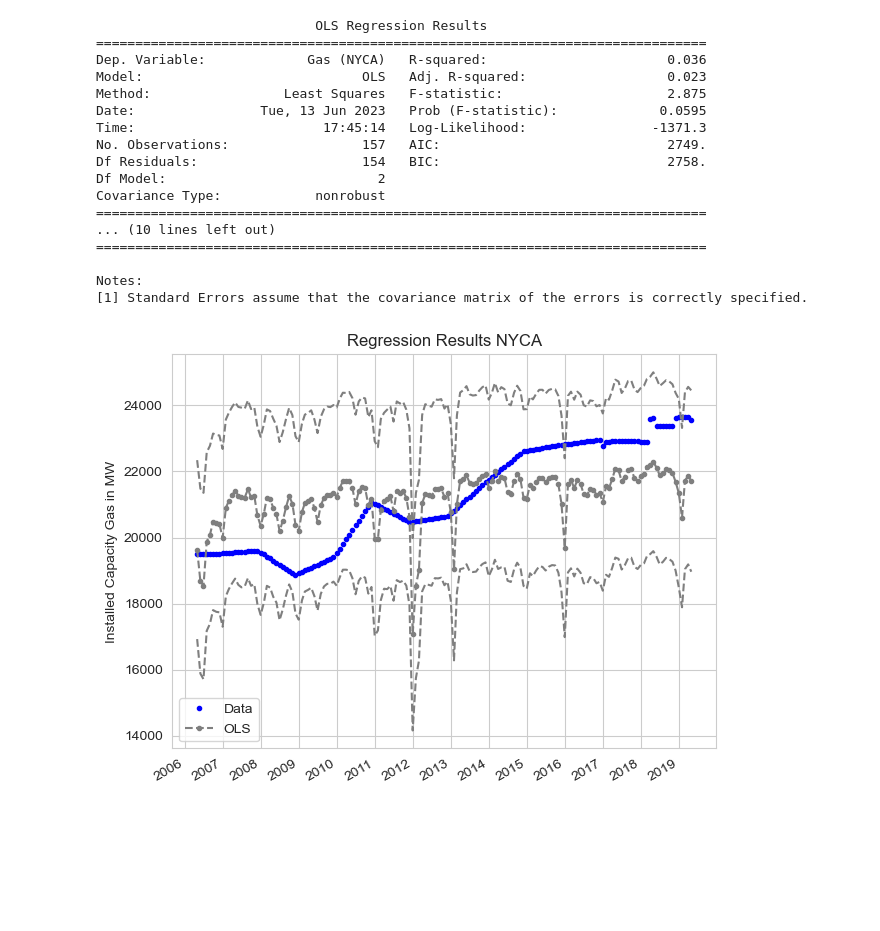
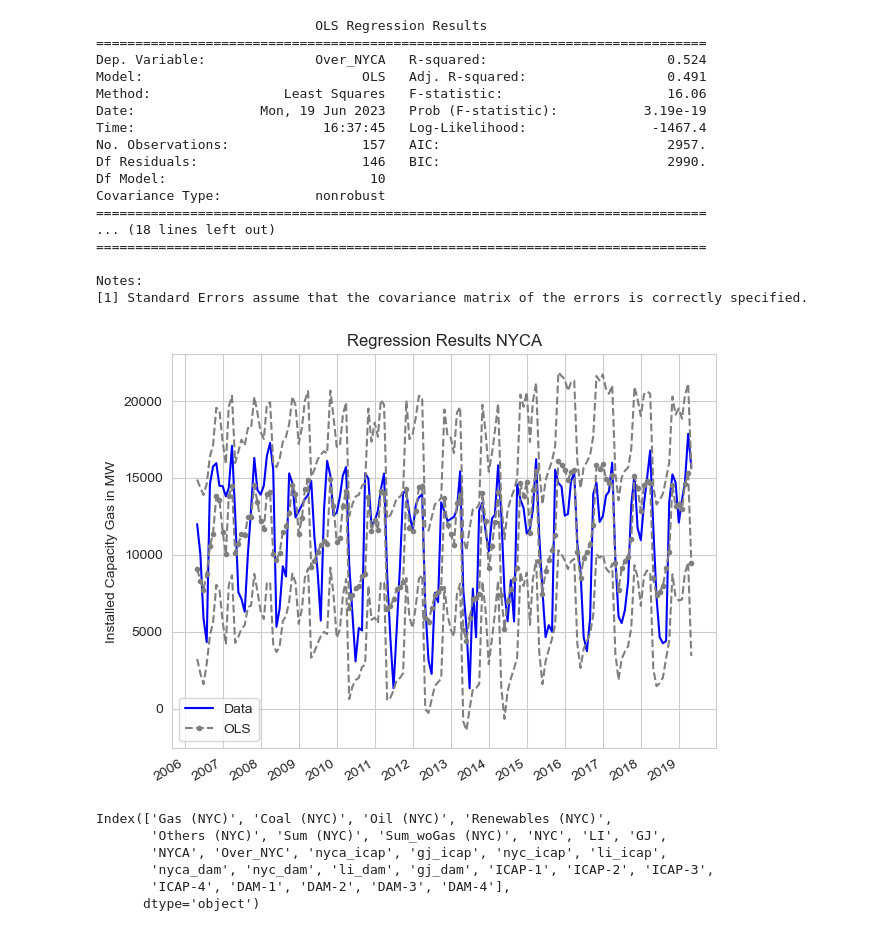
Before and after one commit to borvendegmate/tum_power_system_economics, a Jupyter notebook: code/regression_for_all_localities.ipynb, the cells around one changed output. Cells and saved outputs as stored; diff of their text form; code cells hidden in the pictures; blank space fills up the shorter version.

```diff
--- a/code/regression_for_all_localities.ipynb
+++ b/code/regression_for_all_localities.ipynb
@@ -113,11 +138,0 @@ above = (above
-# %%
-# shift icap/dam prices by one year
-
-nyca_icap_1 = pd.DataFrame()
-nyca_icap_1['ICAP-1'] = cap['nyca_icap'].shift(periods=-13, freq="m").shift(periods=1, freq="d")
-
-nyca_dam_1 = pd.DataFrame()
-nyca_dam_1['DAM-1'] = dam['nyca_dam'].shift(periods=-13, freq="m").shift(periods=1, freq="d")
-
-plt.plot(nyca_dam_1['DAM-1'])
-plt.plot(dam['nyca_dam'])
@@ -221,12 +227,10 @@ li_icap_4['ICAP-4'] = cap['li_icap'].shift(periods=-49, freq="m").shift(periods=
 li_dam_4 = pd.DataFrame()
 li_dam_4['DAM-4'] = dam['li_dam'].shift(periods=-49, freq="m").shift(periods=1, freq="d")
 # %%
-nyca_reg = (gen['NYCA']
+nyca_reg = (oversupply['NYCA']
             .join(cap)
             #.join(fuels)
             .join(dam)
-            #.join(above)
-            #.join(ucap)
             .join(nyca_icap_1)
             .join(nyca_icap_2)
             .join(nyca_icap_3)
@@ -300,22 +289,22 @@ Index(['Gas (NYCA)', 'Coal (NYCA)', 'Oil (NYCA)', 'Renewables (NYCA)',
 # %%
-nyca_df = nyca_reg[['Gas (NYCA)',
+nyca_df = nyca_reg[['Over_NYCA',
                     #'Coal (NYCA)',
                     #'Oil (NYCA)',
                     #'Renewables (NYCA)',
                     #'Others (NYCA)',
                     #'Sum (NYCA)',
                     #'Sum_woGas (NYCA)',
-                    #'nyca_icap',
+                    'nyca_icap',
                     #'natural gas',
-                    #'nyca_dam',
+                    'nyca_dam',
                     #'Cleared Above NYCA (%)',
                     #'UCAP NYCA (MW)',
-                    #'ICAP-1',
-                    #'ICAP-2',
+                    'ICAP-1',
+                    'ICAP-2',
                     'ICAP-3',
                     'ICAP-4',
-                    #'DAM-1',
-                    #'DAM-2',
+                    'DAM-1',
+                    'DAM-2',
                     'DAM-3',
                     'DAM-4'
                     ]]
@@ -334,6 +318,6 @@ sns.heatmap(nyca_df.corr(), annot = True)
 # %%
-x = nyca_df.loc[:, nyca_df.columns != 'Gas (NYCA)']
-y = nyca_df['Gas (NYCA)']
+x = nyca_df.loc[:, nyca_df.columns != 'Over_NYCA']
+y = nyca_df['Over_NYCA']
 
 x = sm.add_constant(x)
 
@@ -344,17 +328,17 @@ print(model.summary())
 # %% [output]
                             OLS Regression Results
 ==============================================================================
-Dep. Variable:             Gas (NYCA)   R-squared:                       0.036
-Model:                            OLS   Adj. R-squared:                  0.023
-Method:                 Least Squares   F-statistic:                     2.875
-Date:                Tue, 13 Jun 2023   Prob (F-statistic):             0.0595
-Time:                        17:45:14   Log-Likelihood:                -1371.3
-No. Observations:                 157   AIC:                             2749.
-Df Residuals:                     154   BIC:                             2758.
-Df Model:                           2
+Dep. Variable:              Over_NYCA   R-squared:                       0.524
+Model:                            OLS   Adj. R-squared:                  0.491
+Method:                 Least Squares   F-statistic:                     16.06
+Date:                Mon, 19 Jun 2023   Prob (F-statistic):           3.19e-19
+Time:                        16:37:45   Log-Likelihood:                -1467.4
+No. Observations:                 157   AIC:                             2957.
+Df Residuals:                     146   BIC:                             2990.
+Df Model:                          10
 Covariance Type:            nonrobust
 ==============================================================================
-... (10 lines left out)
+... (18 lines left out)
 ==============================================================================
 
 Notes:
@@ -362,30 +346,39 @@ Notes:
 # %%
 res = model
 x = nyca_df.index
-y_true = nyca_df['Gas (NYCA)']
+y_true = nyca_df['Over_NYCA']
 y = predictions
 
 prstd, iv_l, iv_u = wls_prediction_std(res)
 
 fig, ax = plt.subplots()
 #ax.plot(x, y, 'o', label="Estimated")
-ax.plot(x, y_true, 'b.', label="Data")
+ax.plot(x, y_true, 'b-', label="Data")
 ax.plot(x, res.fittedvalues, color='tab:gray', marker='.', linestyle='--', label="OLS") #--.
 ax.plot(x, iv_u, color='tab:gray', linestyle='--')
 ax.plot(x, iv_l, color='tab:gray', linestyle='--')
 ax.legend(loc='best')
 #ax.set_ylim(22000, 24500)
 ax.set_title('Regression Results NYCA')
 ax.set_ylabel('Installed Capacity Gas in MW')
 
 formatter = mdates.DateFormatter("%Y") # formatter of the date
 locator = mdates.YearLocator() # where to put the labels
 ax.xaxis.set_major_formatter(formatter) # calling the formatter for the x-axis
 ax.xaxis.set_major_locator(locator) # calling the locator for the x-axis
 fig.autofmt_xdate() # tilt the date labels
 plt.tight_layout()
 
 plt.show()
 # %% [output]
-[figure, old version]
+[figure, new version]
+# %%
+nyc_reg.columns
+# %% [output]
+Index(['Gas (NYC)', 'Coal (NYC)', 'Oil (NYC)', 'Renewables (NYC)',
+       'Others (NYC)', 'Sum (NYC)', 'Sum_woGas (NYC)', 'NYC', 'LI', 'GJ',
+       'NYCA', 'Over_NYC', 'nyca_icap', 'gj_icap', 'nyc_icap', 'li_icap',
+       'nyca_dam', 'nyc_dam', 'li_dam', 'gj_dam', 'ICAP-1', 'ICAP-2', 'ICAP-3',
+       'ICAP-4', 'DAM-1', 'DAM-2', 'DAM-3', 'DAM-4'],
+      dtype='object')
 # %%
```
Also changed, not shown: parts of 45 cells of this notebook, 2 other files.
